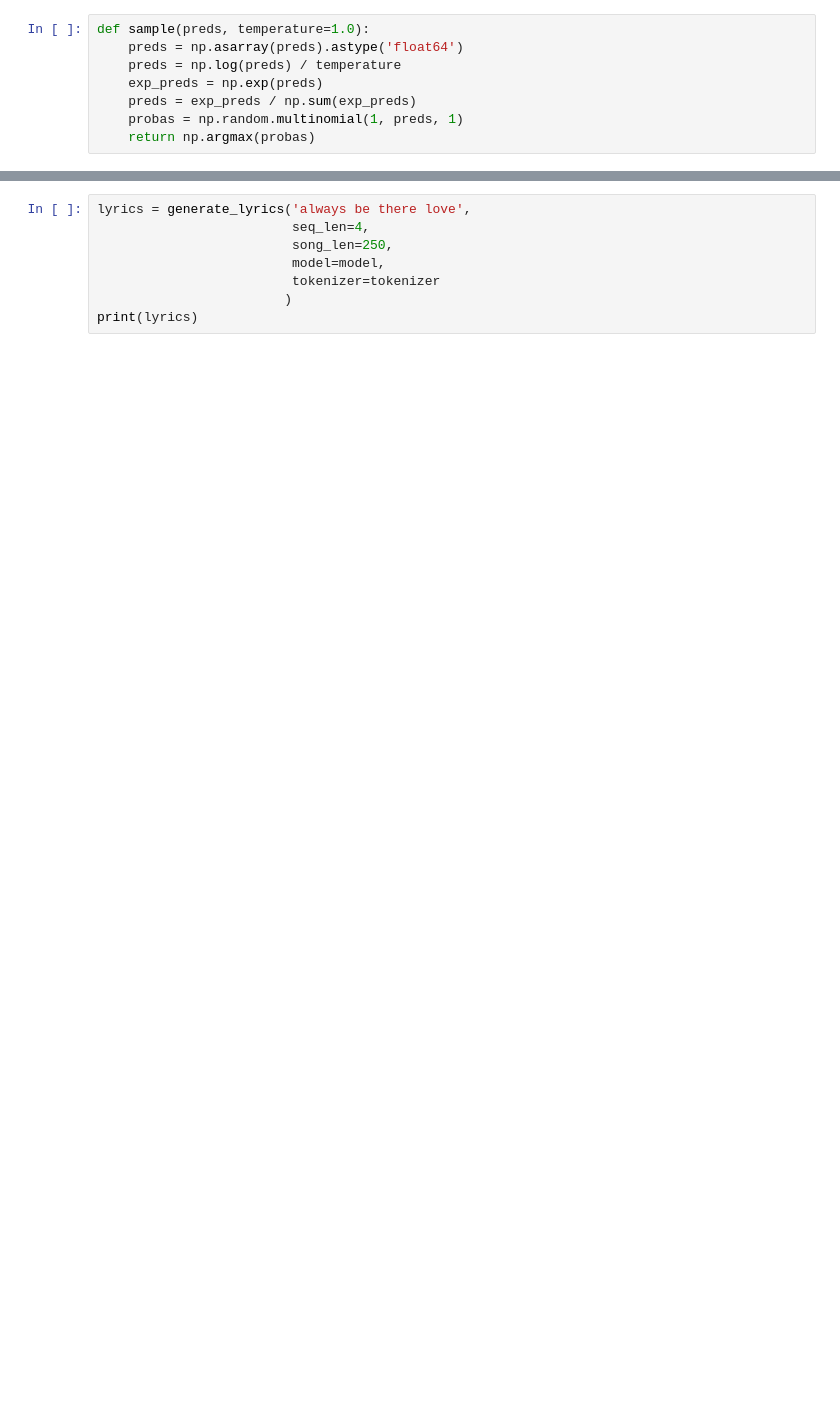
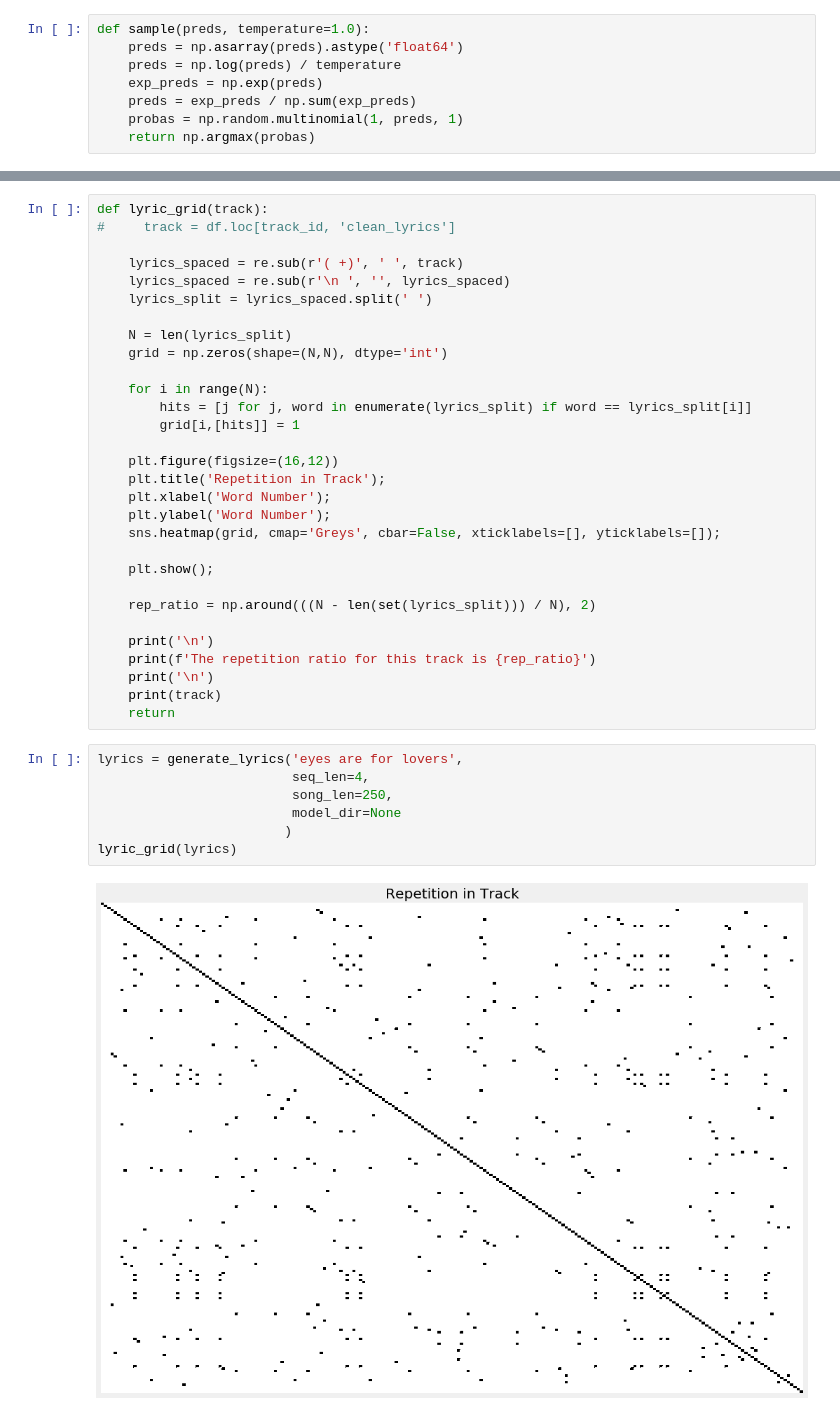
Before and after one commit to csinatra/crooner, a Jupyter notebook: notebooks/04b_modeling.ipynb, the cells around one changed output, grey strips where cells are left out. Drawn from its saved outputs; the diff is of its cells as text; blank space fills up the shorter version.

```diff
--- a/notebooks/04b_modeling.ipynb
+++ b/notebooks/04b_modeling.ipynb
@@ -190,12 +185,42 @@ def generate_lyrics(seed,
                 doc.append(word)
 
     return ' '.join(doc)
+# %%
+def lyric_grid(track):
+#     track = df.loc[track_id, 'clean_lyrics']
+
+    lyrics_spaced = re.sub(r'( +)', ' ', track)
+    lyrics_spaced = re.sub(r'\n ', '', lyrics_spaced)
+    lyrics_split = lyrics_spaced.split(' ')
+
+    N = len(lyrics_split)
+    grid = np.zeros(shape=(N,N), dtype='int')
+
+    for i in range(N):
+        hits = [j for j, word in enumerate(lyrics_split) if word == lyrics_split[i]]
+        grid[i,[hits]] = 1
+
+    plt.figure(figsize=(16,12))
+    plt.title('Repetition in Track');
+    plt.xlabel('Word Number');
+    plt.ylabel('Word Number');
+    sns.heatmap(grid, cmap='Greys', cbar=False, xticklabels=[], yticklabels=[]);
+
+    plt.show();
+
+    rep_ratio = np.around(((N - len(set(lyrics_split))) / N), 2)
+
+    print('\n')
+    print(f'The repetition ratio for this track is {rep_ratio}')
+    print('\n')
+    print(track)
+    return
 # %%
-lyrics = generate_lyrics('always be there love',
+lyrics = generate_lyrics('eyes are for lovers',
                          seq_len=4,
                          song_len=250,
-                         model=model,
-                         tokenizer=tokenizer
+                         model_dir=None
                         )
-print(lyrics)
+lyric_grid(lyrics)
 # %% [output]
+[figure, added]
```
Also changed, not shown: parts of 22 cells of this notebook, 7 other files.
